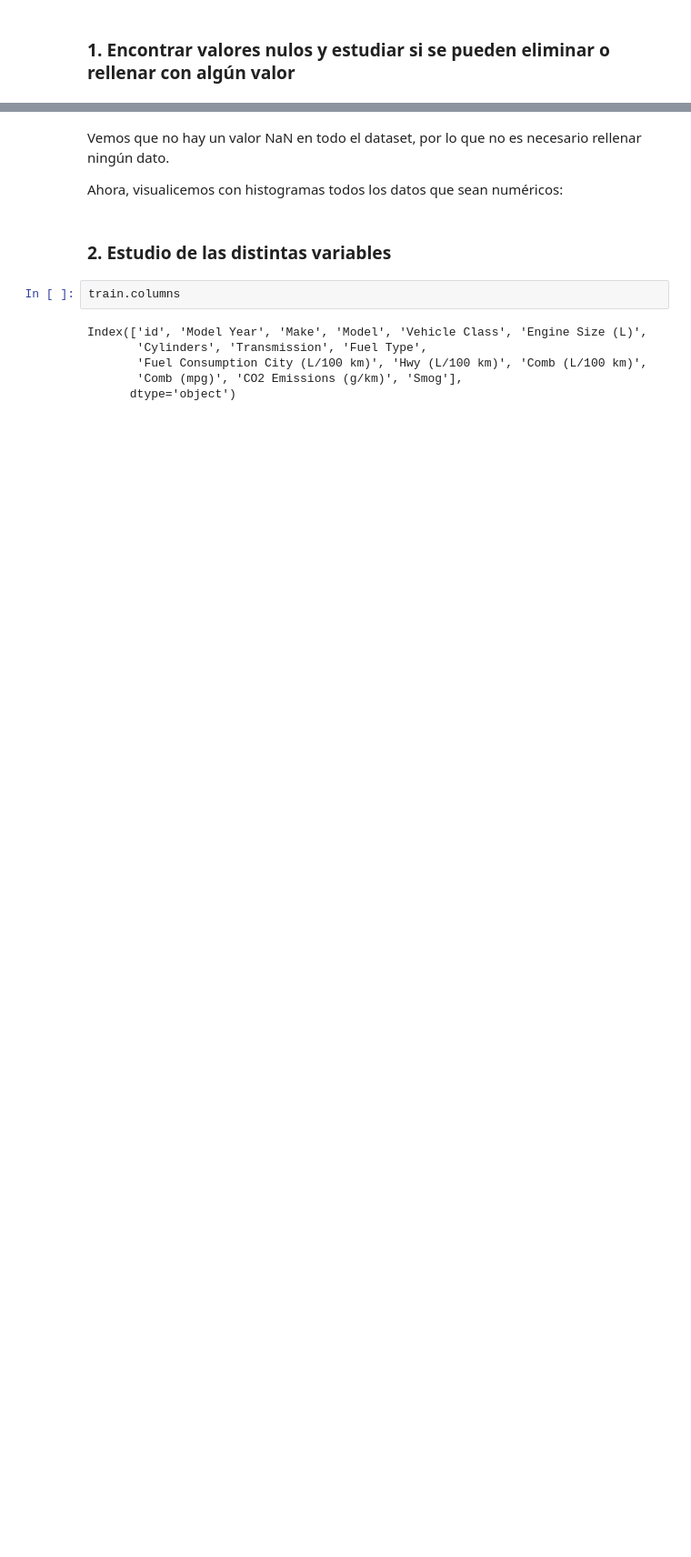
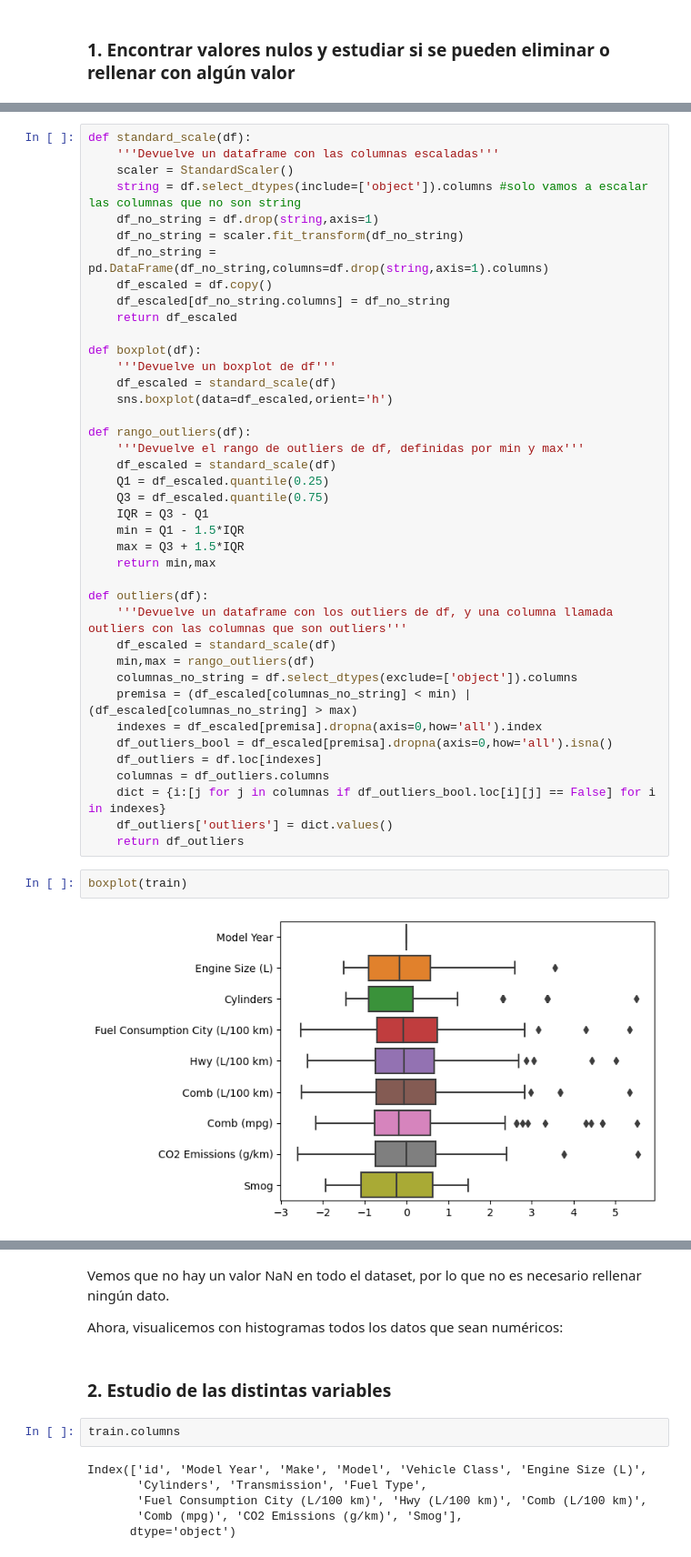
Before and after one commit to Kraslo/APAU_SMOG_PREDICTION_3RDGROUP, a Jupyter notebook: codigo/codigo_andy.ipynb, the cells around one changed output, grey strips where cells are left out. Shown at 91% size. Saved outputs shown, nothing was run; the diff lists cells and outputs as text; blank space fills up the shorter version.

```diff
--- a/codigo/codigo_andy.ipynb
+++ b/codigo/codigo_andy.ipynb
@@ -119,0 +135,44 @@ train.corr()
+# %%
+def standard_scale(df):
+    '''Devuelve un dataframe con las columnas escaladas'''
+    scaler = StandardScaler()
+    string = df.select_dtypes(include=['object']).columns #solo vamos a escalar las columnas que no son string
+    df_no_string = df.drop(string,axis=1)
+    df_no_string = scaler.fit_transform(df_no_string)
+    df_no_string = pd.DataFrame(df_no_string,columns=df.drop(string,axis=1).columns)
+    df_escaled = df.copy()
+    df_escaled[df_no_string.columns] = df_no_string
+    return df_escaled
+
+def boxplot(df):
+    '''Devuelve un boxplot de df'''
+    df_escaled = standard_scale(df)
+    sns.boxplot(data=df_escaled,orient='h')
+
+def rango_outliers(df):
+    '''Devuelve el rango de outliers de df, definidas por min y max'''
+    df_escaled = standard_scale(df)
+    Q1 = df_escaled.quantile(0.25)
+    Q3 = df_escaled.quantile(0.75)
+    IQR = Q3 - Q1
+    min = Q1 - 1.5*IQR
+    max = Q3 + 1.5*IQR
+    return min,max
+
+def outliers(df):
+    '''Devuelve un dataframe con los outliers de df, y una columna llamada outliers con las columnas que son outliers'''
+    df_escaled = standard_scale(df)
+    min,max = rango_outliers(df)
+    columnas_no_string = df.select_dtypes(exclude=['object']).columns
+    premisa = (df_escaled[columnas_no_string] < min) | (df_escaled[columnas_no_string] > max)
+    indexes = df_escaled[premisa].dropna(axis=0,how='all').index
+    df_outliers_bool = df_escaled[premisa].dropna(axis=0,how='all').isna()
+    df_outliers = df.loc[indexes]
+    columnas = df_outliers.columns
+    dict = {i:[j for j in columnas if df_outliers_bool.loc[i][j] == False] for i in indexes}
+    df_outliers['outliers'] = dict.values()
+    return df_outliers
+# %%
+boxplot(train)
+# %% [output]
+[figure, added]
```
Also changed, not shown: parts of 23 cells of this notebook.
